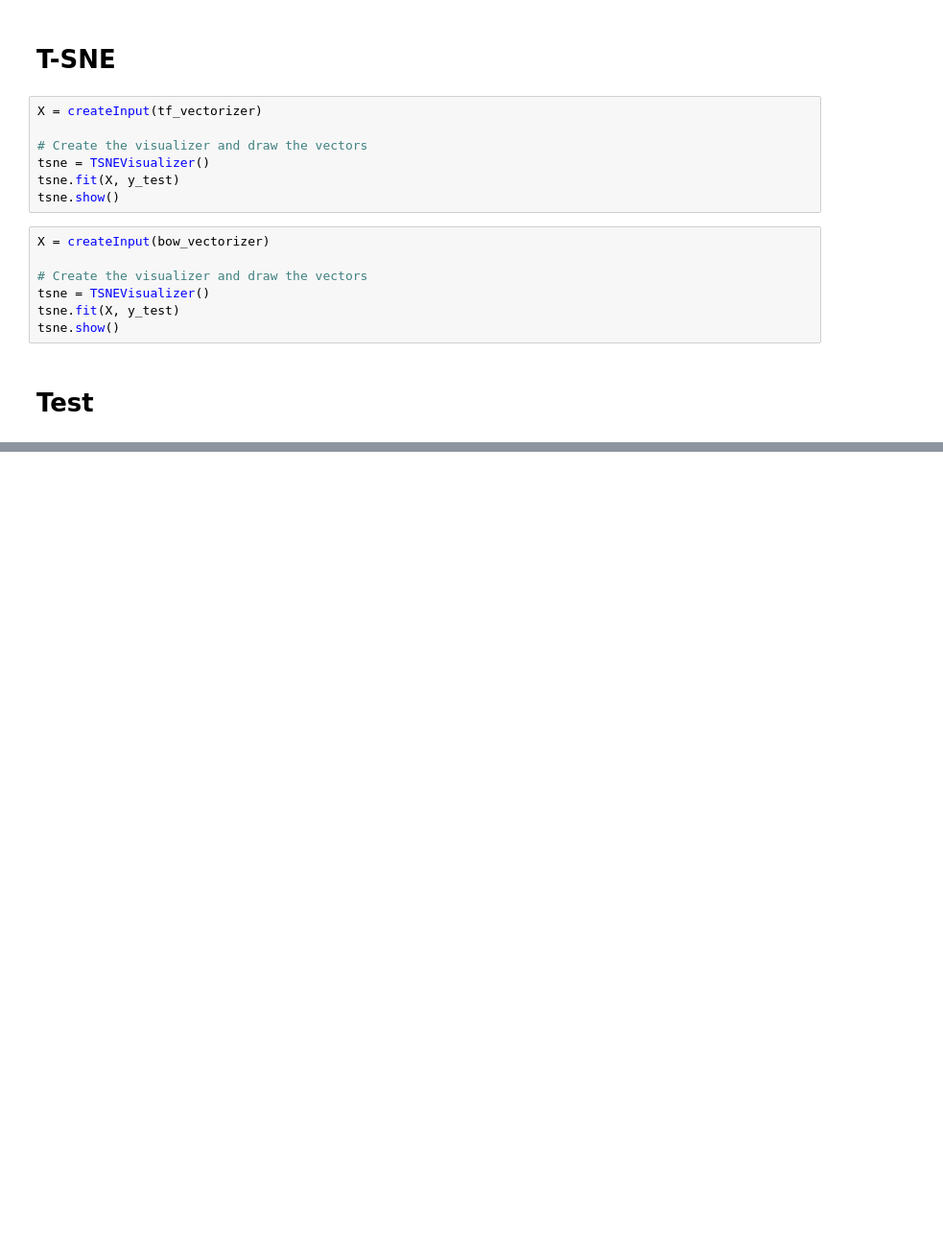
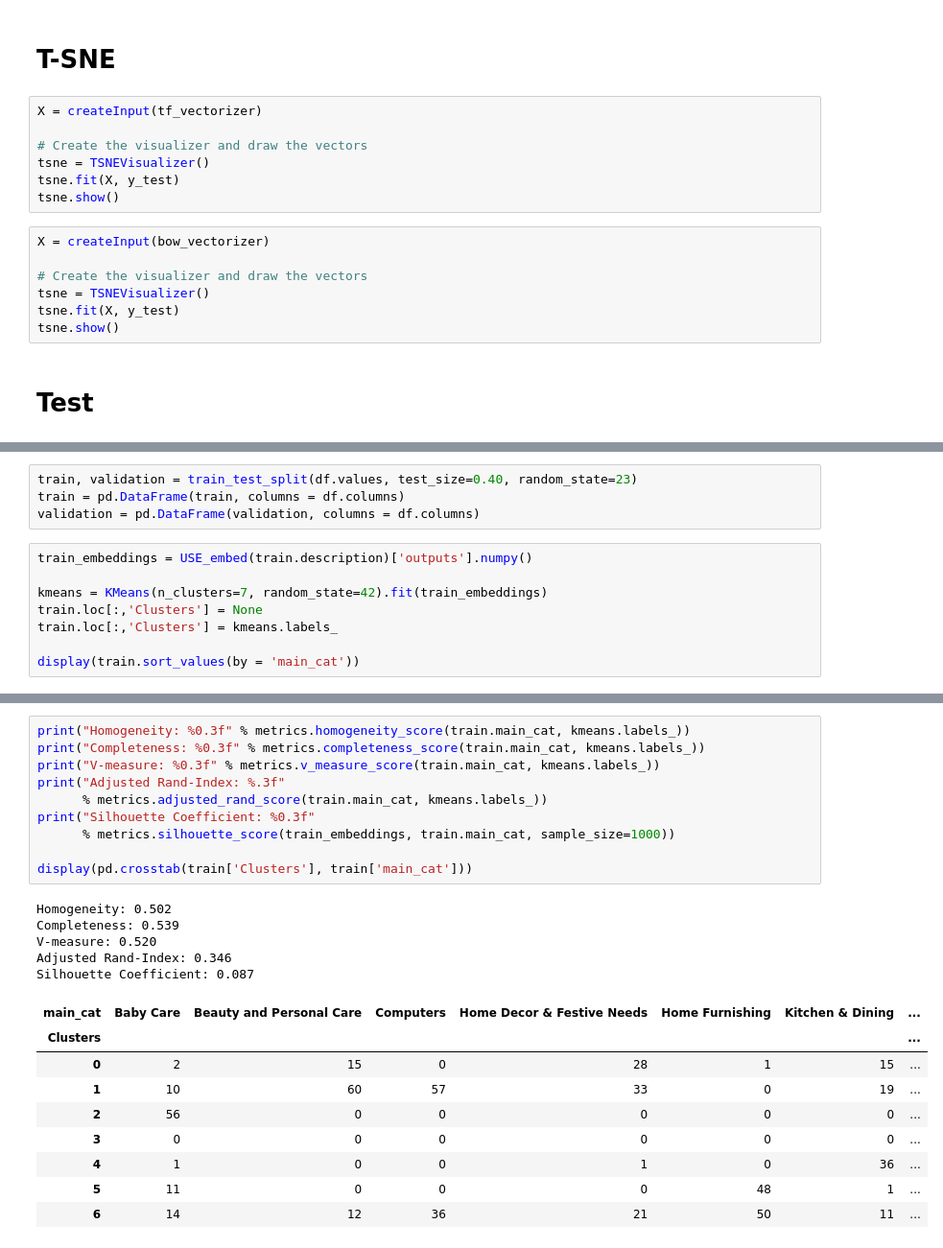
Before and after one commit to AbdulmagedALKHULAIFI/Automatic-classifer-consumer-goods, a Jupyter notebook: classifier.ipynb, the cells around one changed output, grey strips where cells are left out. Shown at 96% size. Saved outputs shown, nothing was run; the diff lists cells and outputs as text; blank space fills up the shorter version.

```diff
--- a/classifier.ipynb
+++ b/classifier.ipynb
@@ -815,0 +727,12 @@ text_use_std = StandardScaler().fit_transform(text_use)
+# %%
+train, validation = train_test_split(df.values, test_size=0.40, random_state=23)
+train = pd.DataFrame(train, columns = df.columns)
+validation = pd.DataFrame(validation, columns = df.columns)
+# %%
+train_embeddings = USE_embed(train.description)['outputs'].numpy()
+
+kmeans = KMeans(n_clusters=7, random_state=42).fit(train_embeddings)
+train.loc[:,'Clusters'] = None
+train.loc[:,'Clusters'] = kmeans.labels_
+
+display(train.sort_values(by = 'main_cat'))
@@ -815,0 +753,25 @@ text_use_std = StandardScaler().fit_transform(text_use)
+# %%
+print("Homogeneity: %0.3f" % metrics.homogeneity_score(train.main_cat, kmeans.labels_))
+print("Completeness: %0.3f" % metrics.completeness_score(train.main_cat, kmeans.labels_))
+print("V-measure: %0.3f" % metrics.v_measure_score(train.main_cat, kmeans.labels_))
+print("Adjusted Rand-Index: %.3f"
+      % metrics.adjusted_rand_score(train.main_cat, kmeans.labels_))
+print("Silhouette Coefficient: %0.3f"
+      % metrics.silhouette_score(train_embeddings, train.main_cat, sample_size=1000))
+
+display(pd.crosstab(train['Clusters'], train['main_cat']))
+# %% [output]
+Homogeneity: 0.502
+Completeness: 0.539
+V-measure: 0.520
+Adjusted Rand-Index: 0.346
+Silhouette Coefficient: 0.087
+| main_cat | Baby Care | Beauty and Personal Care | Computers | Home Decor & Festive Needs | Home Furnishing | Kitchen & Dining | ... |
+| Clusters |  |  |  |  |  |  | ... |
+| 0 | 2 | 15 | 0 | 28 | 1 | 15 | ... |
+| 1 | 10 | 60 | 57 | 33 | 0 | 19 | ... |
+| 2 | 56 | 0 | 0 | 0 | 0 | 0 | ... |
+| 3 | 0 | 0 | 0 | 0 | 0 | 0 | ... |
+| 4 | 1 | 0 | 0 | 1 | 0 | 36 | ... |
+| 5 | 11 | 0 | 0 | 0 | 48 | 1 | ... |
+| 6 | 14 | 12 | 36 | 21 | 50 | 11 | ... |
```
Also changed, not shown: parts of 39 cells of this notebook.
